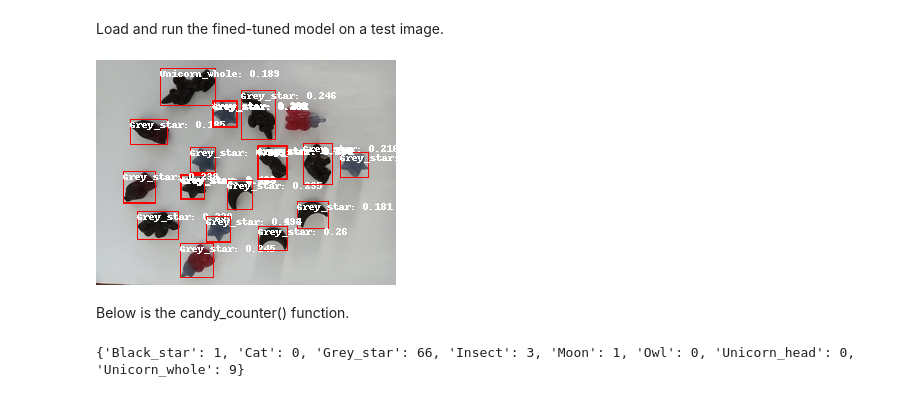
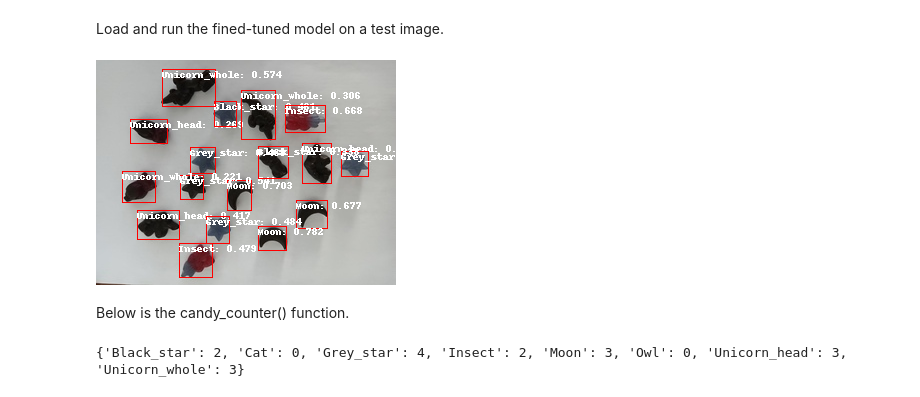
Before and after one commit to darrens2k/deep-learning, a Jupyter notebook: assignment2/assignment2.ipynb, the cells around one changed output. Cells and saved outputs as stored; diff of their text form; code cells hidden in the pictures.

```diff
--- a/assignment2/assignment2.ipynb
+++ b/assignment2/assignment2.ipynb
@@ -273,30 +273,30 @@ Load and run the fined-tuned model on a test image.
 # %%
 # Load the image
 image = Image.open("cd_35.jpg")
 
 # Run the object detection pipeline
 obj_detector = pipeline("object-detection", model="candy_detector")
-results = obj_detector(image, threshold=0.18)
+results = obj_detector(image, threshold=0.22)
 
 # Draw bounding boxes on the image
 draw = ImageDraw.Draw(image)
 
 # change for loop form from tutorial, previous form was throwing indexing and type errors
 for result in results:
     score = result["score"]
     label = result["label"]
     box = result["box"]
 
     # box is a dictionary, extract and round values
     box = [round(v, 2) for k,v in box.items()]
     x, y, x2, y2 = tuple(box)
     draw.rectangle((x, y, x2, y2), outline="red", width=1)
     draw.text((x, y), f"{label}: {round(score, 3)}", fill="white")
 
 # display the image with bounding boxes
 image
 # %% [output]
-[figure, old version]
+[figure, new version]
 # %% [markdown]
 Below is the candy_counter() function.
 # %%
@@ -310,7 +310,7 @@ def candy_count(image):
 
     # Run the object detection pipeline
     obj_detector = pipeline("object-detection", model="candy_detector")
-    results = obj_detector(img, threshold=0.1)
+    results = obj_detector(img, threshold=0.22)
 
     # take the dictionary that maps labels to ids and set all of the values to 0
     # use this as the output dictionary to store candy counts
@@ -333,4 +333,4 @@ out = candy_count("cd_35.jpg")
 
 print(out)
 # %% [output]
-{'Black_star': 1, 'Cat': 0, 'Grey_star': 66, 'Insect': 3, 'Moon': 1, 'Owl': 0, 'Unicorn_head': 0, 'Unicorn_whole': 9}
+{'Black_star': 2, 'Cat': 0, 'Grey_star': 4, 'Insect': 2, 'Moon': 3, 'Owl': 0, 'Unicorn_head': 3, 'Unicorn_whole': 3}
```
Also changed, not shown: parts of 3 cells of this notebook, 1 other file.
